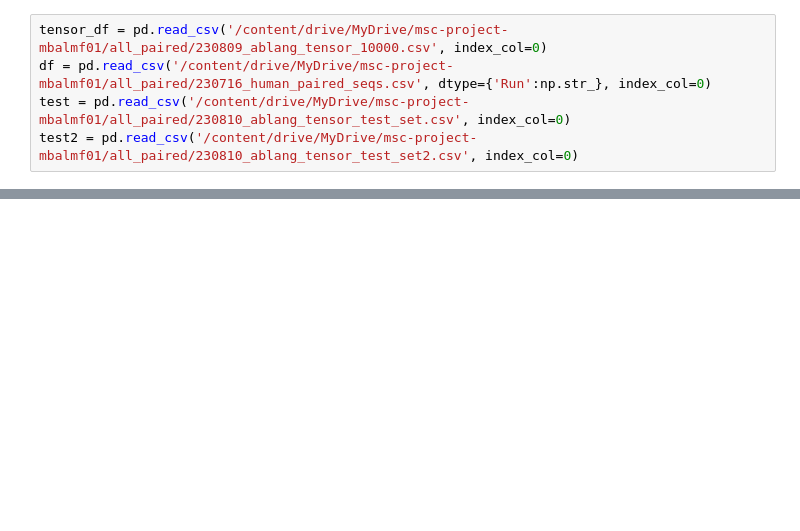
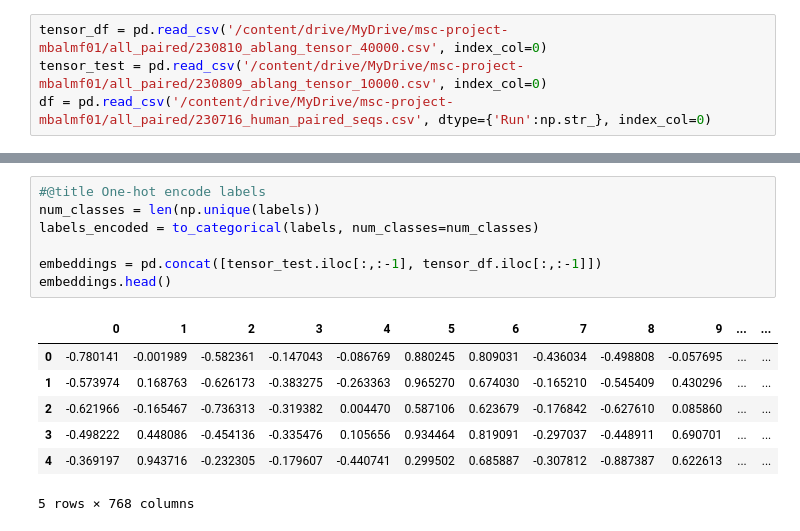
Before and after one commit to mbalmf01/LM-finetuning-for-Ab-design, a Jupyter notebook: notebooks/neural_network.ipynb, the cells around one changed output, grey strips where cells are left out. Drawn from its saved outputs; the diff is of its cells as text; blank space fills up the shorter version.

Commit message:
V gene neural network developed for ablang and ankh

```diff
--- a/notebooks/neural_network.ipynb
+++ b/notebooks/neural_network.ipynb
@@ -23,5 +32,4 @@ Mounted at /content/drive/
 # %%
-tensor_df = pd.read_csv('/content/drive/MyDrive/msc-project-mbalmf01/all_paired/230809_ablang_tensor_10000.csv', index_col=0)
+tensor_df = pd.read_csv('/content/drive/MyDrive/msc-project-mbalmf01/all_paired/230810_ablang_tensor_40000.csv', index_col=0)
+tensor_test = pd.read_csv('/content/drive/MyDrive/msc-project-mbalmf01/all_paired/230809_ablang_tensor_10000.csv', index_col=0)
 df = pd.read_csv('/content/drive/MyDrive/msc-project-mbalmf01/all_paired/230716_human_paired_seqs.csv', dtype={'Run':np.str_}, index_col=0)
-test = pd.read_csv('/content/drive/MyDrive/msc-project-mbalmf01/all_paired/230810_ablang_tensor_test_set.csv', index_col=0)
-test2 = pd.read_csv('/content/drive/MyDrive/msc-project-mbalmf01/all_paired/230810_ablang_tensor_test_set2.csv', index_col=0)
@@ -48,0 +44,15 @@ test_labels_encoded = to_categorical(test_labels, num_classes=num_classes)
+# %%
+#@title One-hot encode labels
+num_classes = len(np.unique(labels))
+labels_encoded = to_categorical(labels, num_classes=num_classes)
+
+embeddings = pd.concat([tensor_test.iloc[:,:-1], tensor_df.iloc[:,:-1]])
+embeddings.head()
+# %% [output]
+|  | 0 | 1 | 2 | 3 | 4 | 5 | 6 | 7 | 8 | 9 | ... | ... |
+| 0 | -0.780141 | -0.001989 | -0.582361 | -0.147043 | -0.086769 | 0.880245 | 0.809031 | -0.436034 | -0.498808 | -0.057695 | ... | ... |
+| 1 | -0.573974 | 0.168763 | -0.626173 | -0.383275 | -0.263363 | 0.965270 | 0.674030 | -0.165210 | -0.545409 | 0.430296 | ... | ... |
+| 2 | -0.621966 | -0.165467 | -0.736313 | -0.319382 | 0.004470 | 0.587106 | 0.623679 | -0.176842 | -0.627610 | 0.085860 | ... | ... |
+| 3 | -0.498222 | 0.448086 | -0.454136 | -0.335476 | 0.105656 | 0.934464 | 0.819091 | -0.297037 | -0.448911 | 0.690701 | ... | ... |
+| 4 | -0.369197 | 0.943716 | -0.232305 | -0.179607 | -0.440741 | 0.299502 | 0.685887 | -0.307812 | -0.887387 | 0.622613 | ... | ... |
+5 rows × 768 columns
```
Also changed, not shown: parts of 12 cells of this notebook, 7 other files.
